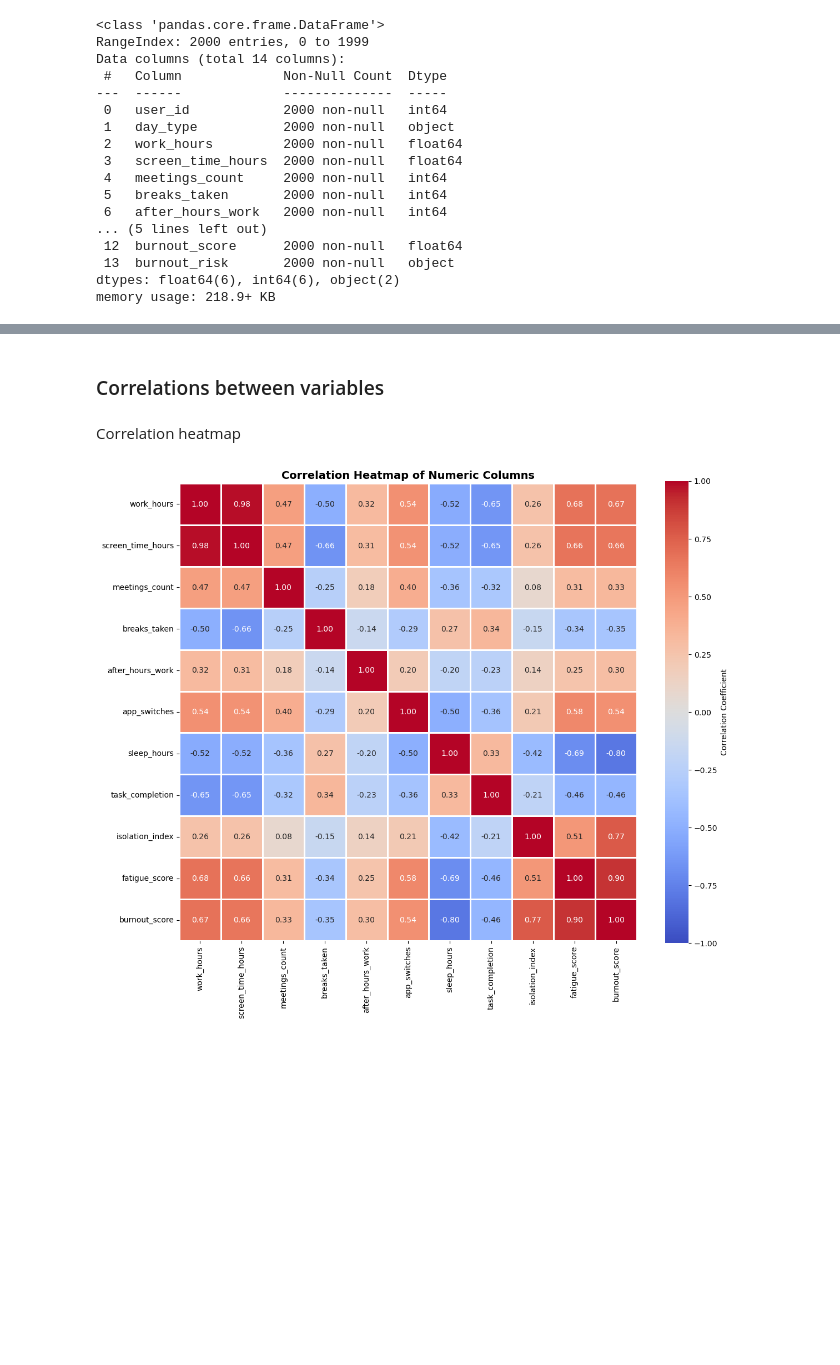
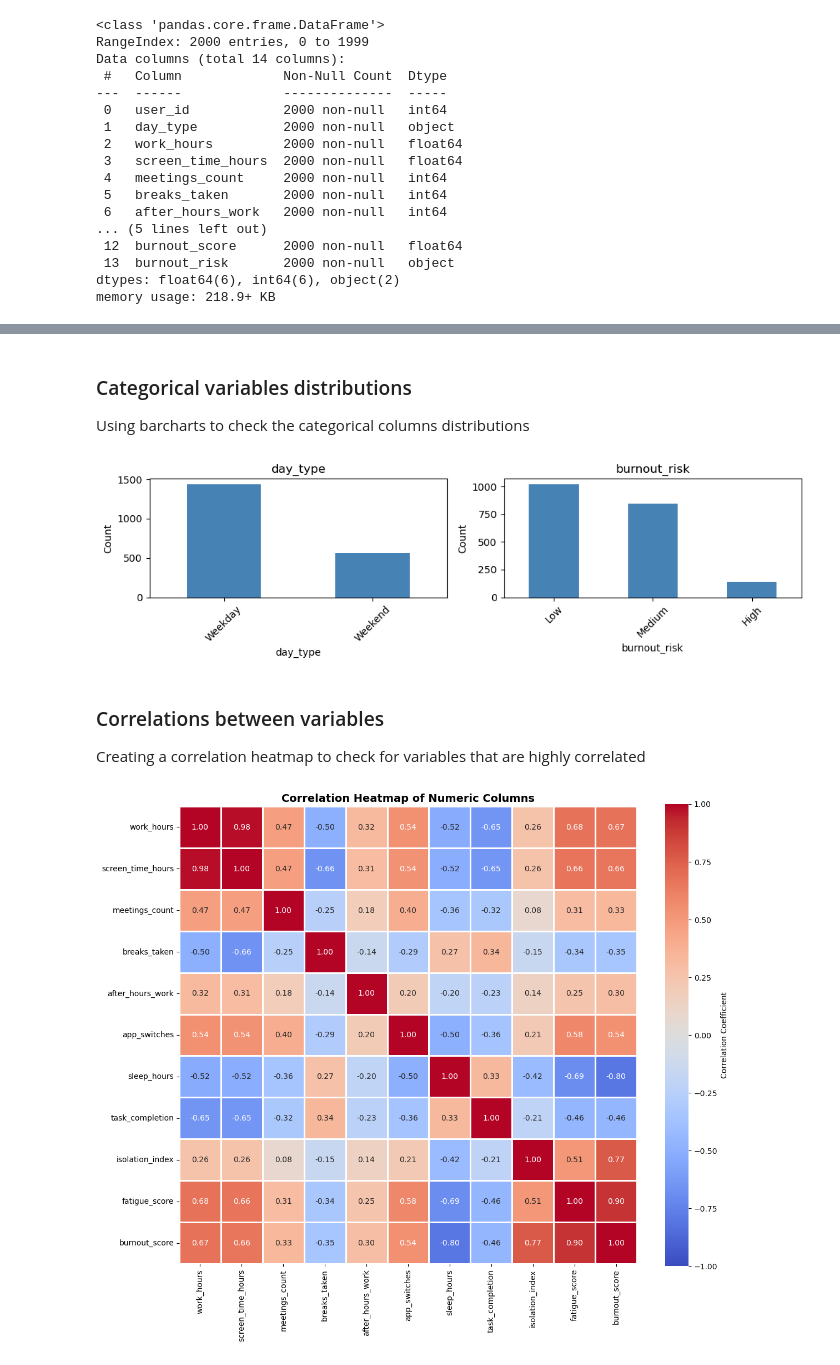
Before and after one commit to lucasvcasimiro-byte/Sleep_vs_Burnout_analysis_ml, a Jupyter notebook: EDA.ipynb, the cells around one changed output, grey strips where cells are left out. Cells and saved outputs as stored; diff of their text form; code cells hidden in the pictures; blank space fills up the shorter version.

```diff
--- a/EDA.ipynb
+++ b/EDA.ipynb
@@ -75,7 +104,15 @@ cat_cols = df.select_dtypes(include=[object])
+# %% [markdown]
+### Categorical variables distributions
+
+Using barcharts to check the categorical columns distributions
+# %%
+categorical_distributions(df)
+# %% [output]
+[figure, added]
 # %% [markdown]
 ### Correlations between variables
+
+Creating a correlation heatmap to check for variables that are highly correlated
-# %% [markdown]
-Correlation heatmap
 # %%
 corr_heatmap(df, num_cols)
 # %% [output]
```
Also changed, not shown: parts of 15 cells of this notebook, 1 other file.
